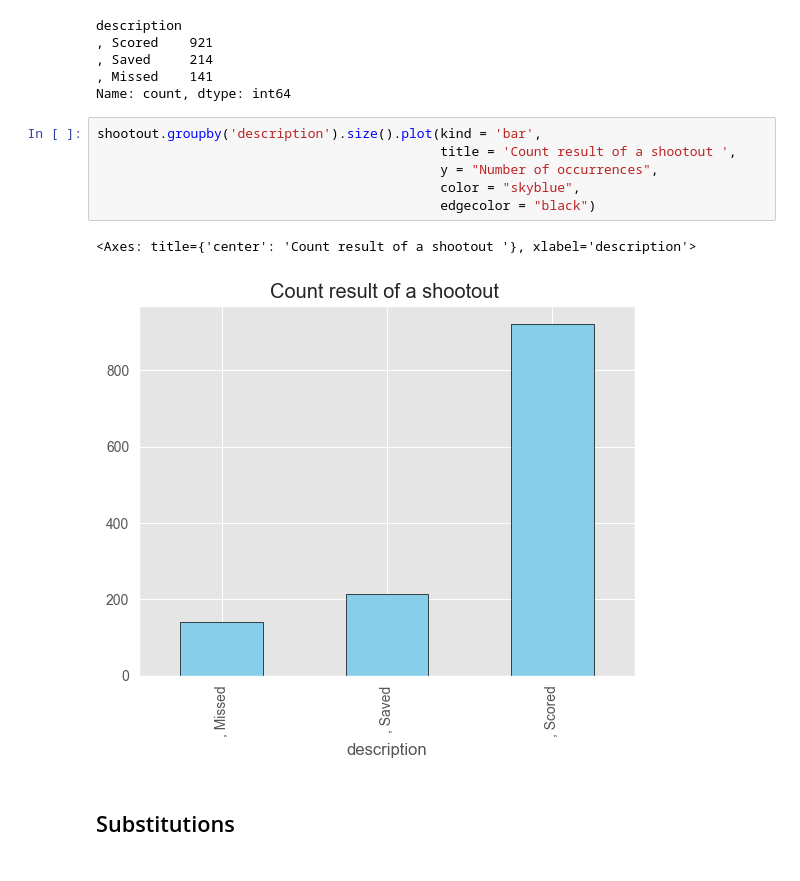
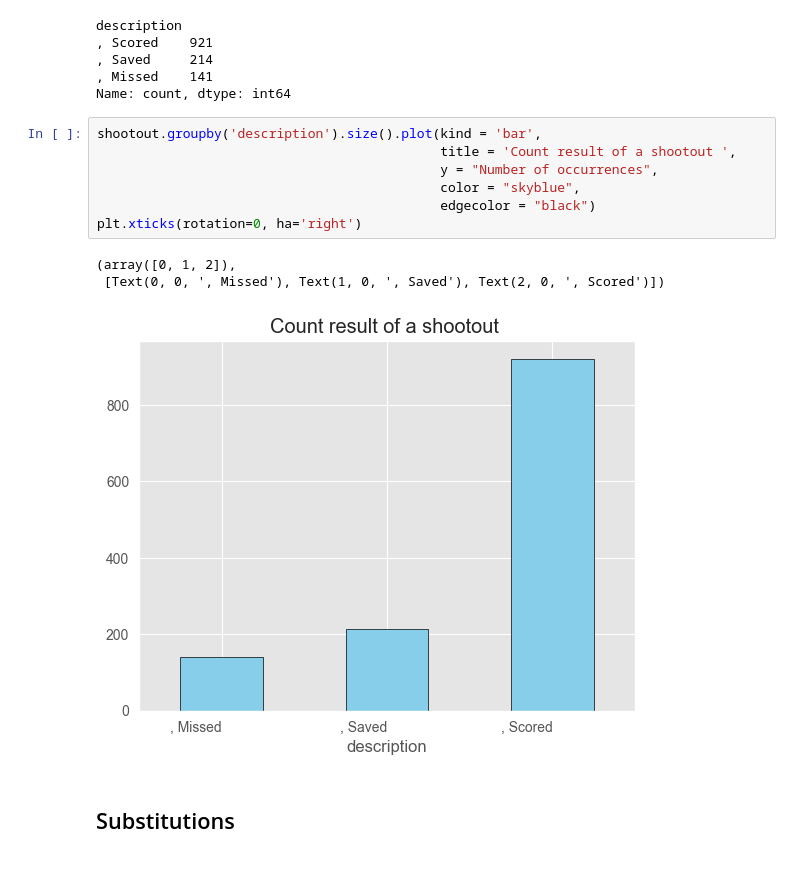
Before and after one commit to Bilguun-Batsaikhan/IUM-TWEB, a Jupyter notebook: Solution/jupyter_notebook/game_events.ipynb, the cells around one changed output. Cells and saved outputs as stored; diff of their text form.

```diff
--- a/Solution/jupyter_notebook/game_events.ipynb
+++ b/Solution/jupyter_notebook/game_events.ipynb
@@ -638,12 +625,14 @@ Name: count, dtype: int64
 # %%
 shootout.groupby('description').size().plot(kind = 'bar',
                                             title = 'Count result of a shootout ',
                                             y = "Number of occurrences",
                                             color = "skyblue",
                                             edgecolor = "black")
+plt.xticks(rotation=0, ha='right')
 # %% [output]
-<Axes: title={'center': 'Count result of a shootout '}, xlabel='description'>
+(array([0, 1, 2]),
+ [Text(0, 0, ', Missed'), Text(1, 0, ', Saved'), Text(2, 0, ', Scored')])
-[figure, old version]
+[figure, new version]
 # %% [markdown]
 <h2>Substitutions<h2>
 # %%
```
Also changed, not shown: parts of 10 cells of this notebook.
